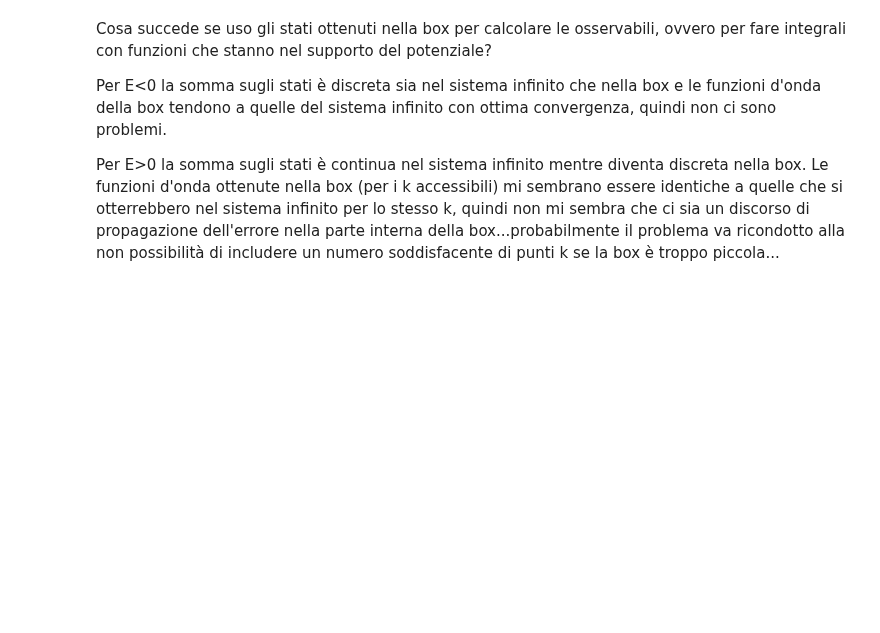
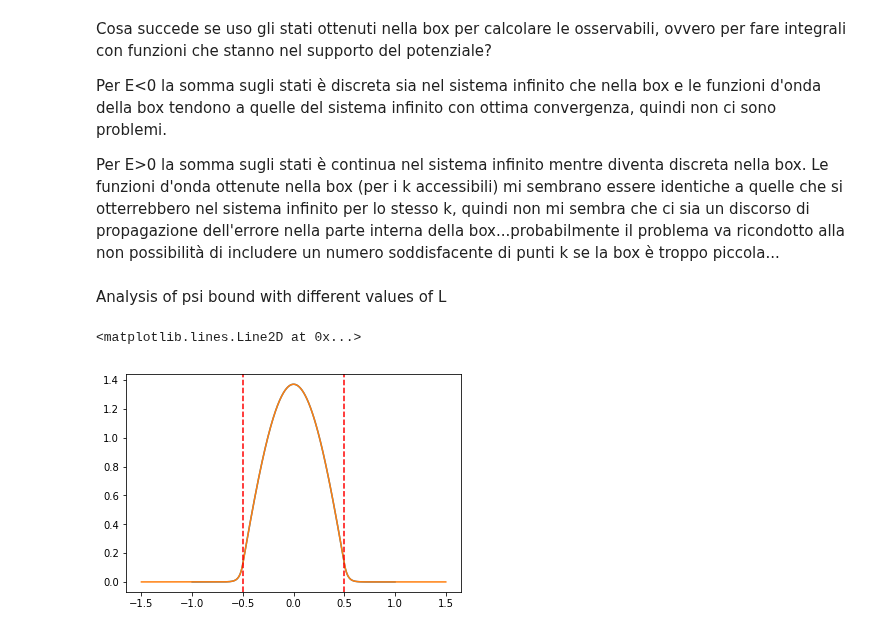
Before and after one commit to luigigenovese/KPM-nb, a Jupyter notebook: POLARIZABILITY/Potential_well_(infinite_domain_vs_finite_box).ipynb, the cells around one changed output. Drawn from its saved outputs; the diff is of its cells as text; code cells hidden in the pictures; blank space fills up the shorter version.

```diff
--- a/POLARIZABILITY/Potential_well_(infinite_domain_vs_finite_box).ipynb
+++ b/POLARIZABILITY/Potential_well_(infinite_domain_vs_finite_box).ipynb
@@ -346,5 +346,5 @@ plt.show()
 # %%
-f_sym = lambda x: np.exp(-2.0*x*(L-a)) - (x-q(x)*np.tan(q(x)*a))/(x+q(x)*np.tan(q(x)*a))
+f_sym = lambda x: np.exp(-2.0*x*(L-a)) + (x-q(x)*np.tan(q(x)*a))/(x+q(x)*np.tan(q(x)*a))
 # %%
 s = np.sign(f_sym(mu))
 # %%
@@ -419,5 +419,5 @@ plt.show()
 # %%
-f_sym_re = lambda x: np.cos(2.0*x*(L-a)) - (x**2-(q(x)*np.tan(q(x)*a))**2)/(x**2+(q(x)*np.tan(q(x)*a))**2)
+f_sym_re = lambda x: np.cos(2.0*x*(L-a)) + (x**2-(q(x)*np.tan(q(x)*a))**2)/(x**2+(q(x)*np.tan(q(x)*a))**2)
 # %%
 s = np.sign(f_sym_re(k))
 # %%
@@ -449,3 +449,5 @@ Cosa succede se uso gli stati ottenuti nella box per calcolare le osservabili, o
 Per E<0 la somma sugli stati è discreta sia nel sistema infinito che nella box e le funzioni d'onda della box tendono a quelle del sistema infinito con ottima convergenza, quindi non ci sono problemi.
 
 Per E>0 la somma sugli stati è continua nel sistema infinito mentre diventa discreta nella box. Le funzioni d'onda ottenute nella box (per i k accessibili) mi sembrano essere identiche a quelle che si otterrebbero nel sistema infinito per lo stesso k, quindi non mi sembra che ci sia un discorso di propagazione dell'errore nella parte interna della box...probabilmente il problema va ricondotto alla non possibilità di includere un numero soddisfacente di punti k se la box è troppo piccola...
+# %% [markdown]
+Analysis of psi bound with different values of L
@@ -451,0 +482,37 @@ Per E>0 la somma sugli stati è continua nel sistema infinito mentre diventa dis
+# %%
+L = [1.0,1.5]
+# %%
+level = 0
+
+# found the allowed values of mu for each value of L
+muMax = np.sqrt(2.0*V0)
+mu = np.linspace(muMax,0,1000)
+muL = []
+psiL = []
+xL = []
+for l in L:
+    mu_zeroes = []
+    s = np.sign(f_sym(mu))
+    for i in range(len(s)-1):
+        if s[i]+s[i+1] == 0:
+            zero = optimize.brentq(f_sym, mu[i], mu[i+1])
+            mu_zeroes.append(zero)
+    # cut the spurious solutions
+    mu_zeroes = [mu_zeroes[i] for i in range(0,len(mu_zeroes),2)]
+    muL.append(mu_zeroes)
+
+#build the wave function for each value of L
+for i,l in enumerate(L):
+    x = np.linspace(-l,l,1000)
+    #print(muL[i][level])
+    psival = [psi(muL[i][level],val) for val in x]
+    xL.append(x)
+    psiL.append(psival)
+
+for i in range(len(L)):
+    plt.plot(xL[i],(i+1)*0.0+np.array(psiL[i]))
+plt.axvline(x=-a, color='r', linestyle='--')
+plt.axvline(x=a, color='r', linestyle='--')
+# %% [output]
+<matplotlib.lines.Line2D at 0x...>
+[figure, added]
```
Also changed, not shown: parts of 10 cells of this notebook.
